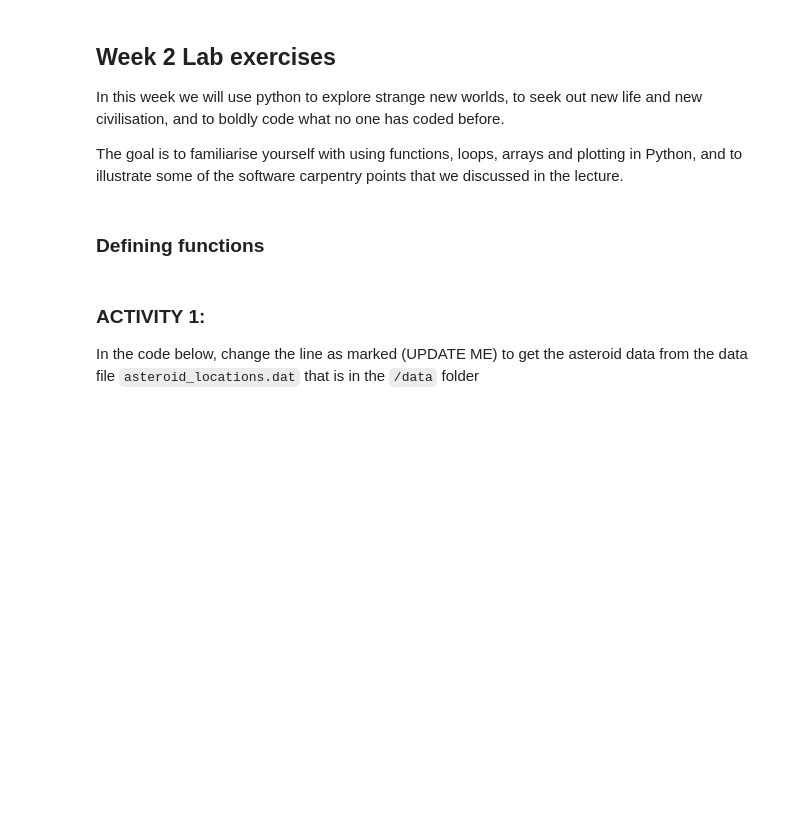
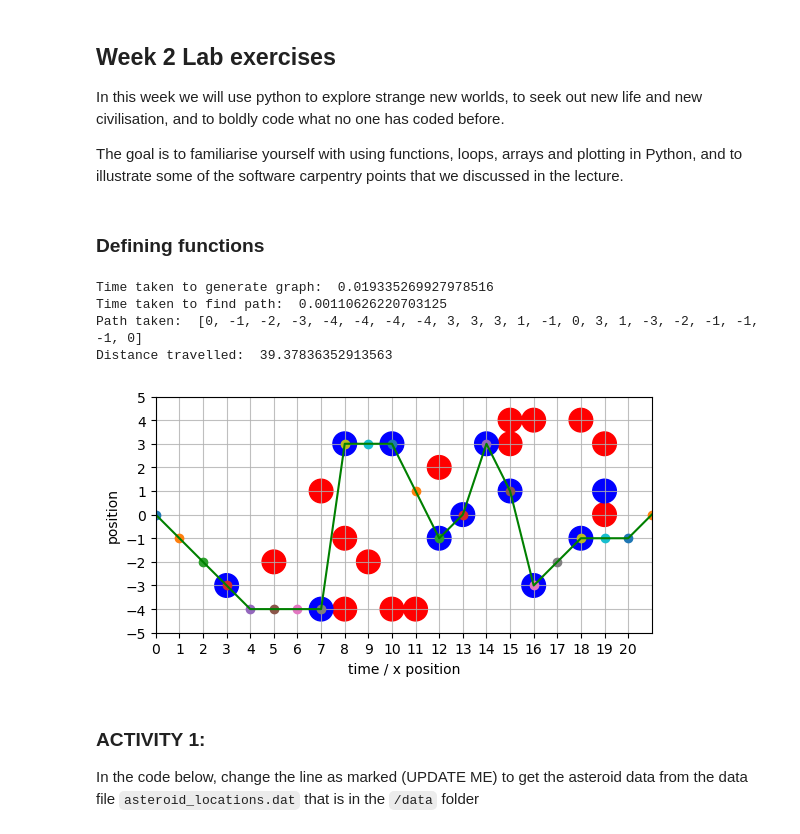
Before and after one commit to Vileh/Topics-In-Sci-Comp, a Jupyter notebook: Notebooks/Week2_LabExercises.ipynb, the cells around one changed output. Cells and saved outputs as stored; diff of their text form; code cells hidden in the pictures; blank space fills up the shorter version.

```diff
--- a/Notebooks/Week2_LabExercises.ipynb
+++ b/Notebooks/Week2_LabExercises.ipynb
@@ -153,3 +167,52 @@ def generate_path(asteroid_locations, minshara_locations = None):
+# %%
+def plot_map_and_path(ax,asteroid_locations, minshara_locations = None) :
+    _, length, height, start = generate_map(asteroid_locations, minshara_locations)
+    path = generate_path(asteroid_locations, minshara_locations)
+
+    print("Path taken: ", path)
+
+    plt.axis([0, length, -start, height - start - 1])
+    major_ticks_xs = np.arange(0, length, 1)
+    major_ticks_ys = np.arange(-start, height - start, 1)
+    ax.set_xticks(major_ticks_xs)
+    ax.set_yticks(major_ticks_ys)
+    plt.xlabel("time / x position")
+    plt.ylabel("position")
+    ax.set_aspect('equal')
+    ax.grid(which='major', alpha=0.8)
+
+    for location in asteroid_locations :
+        circle=plt.Circle(location, 0.5 , color='r')
+        ax.add_artist(circle)
+
+    if minshara_locations is not None:
+        for location in minshara_locations :
+            circle=plt.Circle(location, 0.5 , color='b')
+            ax.add_artist(circle)
+
+    list_of_times = np.arange(0, length+1, 1)
+
+    # go through the list of times, where index is the index within the
+    # list, and time_now is the entry at that index
+    for index, time_now in enumerate(list_of_times) :
+        position_now = path[index]
+        ax.plot(time_now, position_now, 'o')
+
+    ax.plot(list_of_times, path, 'g-')
+
+    print("Distance travelled: ", get_distance(path))
+# %%
+random_asteroids, random_minsharas = generate_asteroids(minshara = True)
+
+fig = plt.figure()
+ax = plt.gcf().gca()
+plot_map_and_path(ax, random_asteroids, random_minsharas)
+# %% [output]
+Time taken to generate graph:  0.019335269927978516
+Time taken to find path:  0.00110626220703125
+Path taken:  [0, -1, -2, -3, -4, -4, -4, -4, 3, 3, 3, 1, -1, 0, 3, 1, -3, -2, -1, -1, -1, 0]
+Distance travelled:  39.37836352913563
+[figure, added]
 # %% [markdown]
 ### ACTIVITY 1:
 In the code below, change the line as marked (UPDATE ME) to get the asteroid data from the data file `asteroid_locations.dat` that is in the `/data` folder
```
Also changed, not shown: parts of 16 cells of this notebook.
